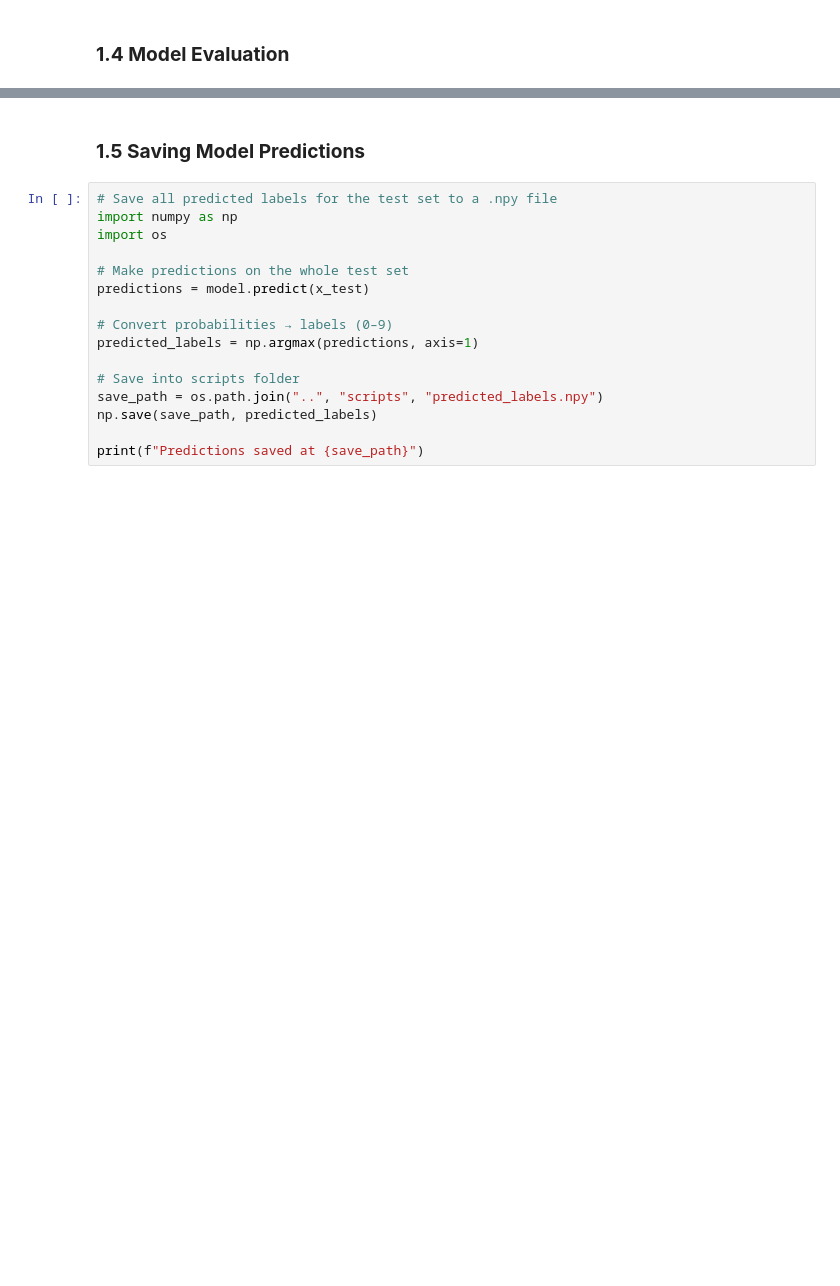
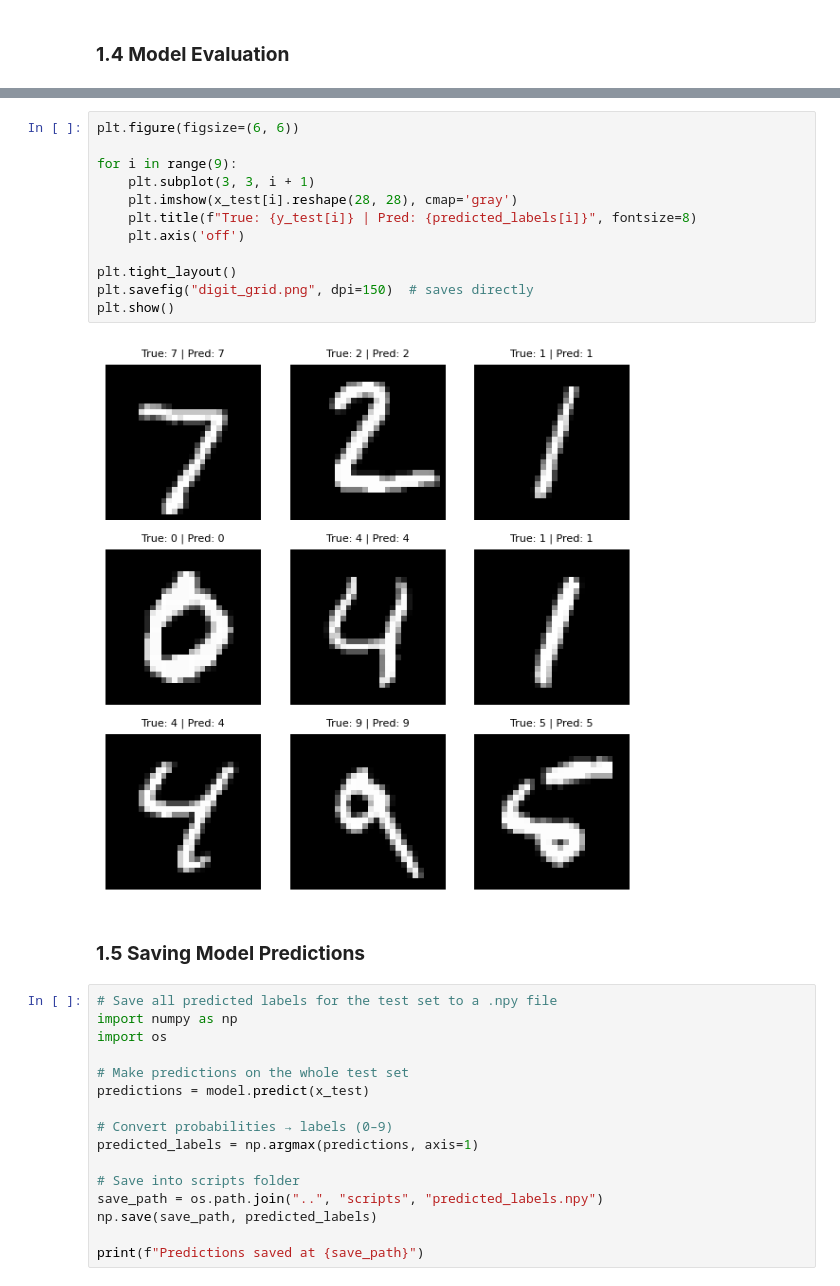
Before and after one commit to olayinkajohnsonige/CODING-SAMURAI-INTERNSHIP-TASK, a Jupyter notebook: Project 4 Handwritten Digit Recognition (MNIST)/notebook/digit_recognition.ipynb, the cells around one changed output, grey strips where cells are left out. Cells and saved outputs as stored; diff of their text form; blank space fills up the shorter version.

Commit message:
Update digit recognition notebook and add digit_grid.png

```diff
--- a/Project 4 Handwritten Digit Recognition (MNIST)/notebook/digit_recognition.ipynb
+++ b/Project 4 Handwritten Digit Recognition (MNIST)/notebook/digit_recognition.ipynb
@@ -139,3 +151,17 @@ plt.show()
+# %%
+plt.figure(figsize=(6, 6))
+
+for i in range(9):
+    plt.subplot(3, 3, i + 1)
+    plt.imshow(x_test[i].reshape(28, 28), cmap='gray')
+    plt.title(f"True: {y_test[i]} | Pred: {predicted_labels[i]}", fontsize=8)
+    plt.axis('off')
+
+plt.tight_layout()
+plt.savefig("digit_grid.png", dpi=150)  # saves directly
+plt.show()
+# %% [output]
+[figure, added]
 # %% [markdown]
 ### **1.5 Saving Model Predictions**
 # %%
```
Also changed, not shown: parts of 5 cells of this notebook, 1 other file.
